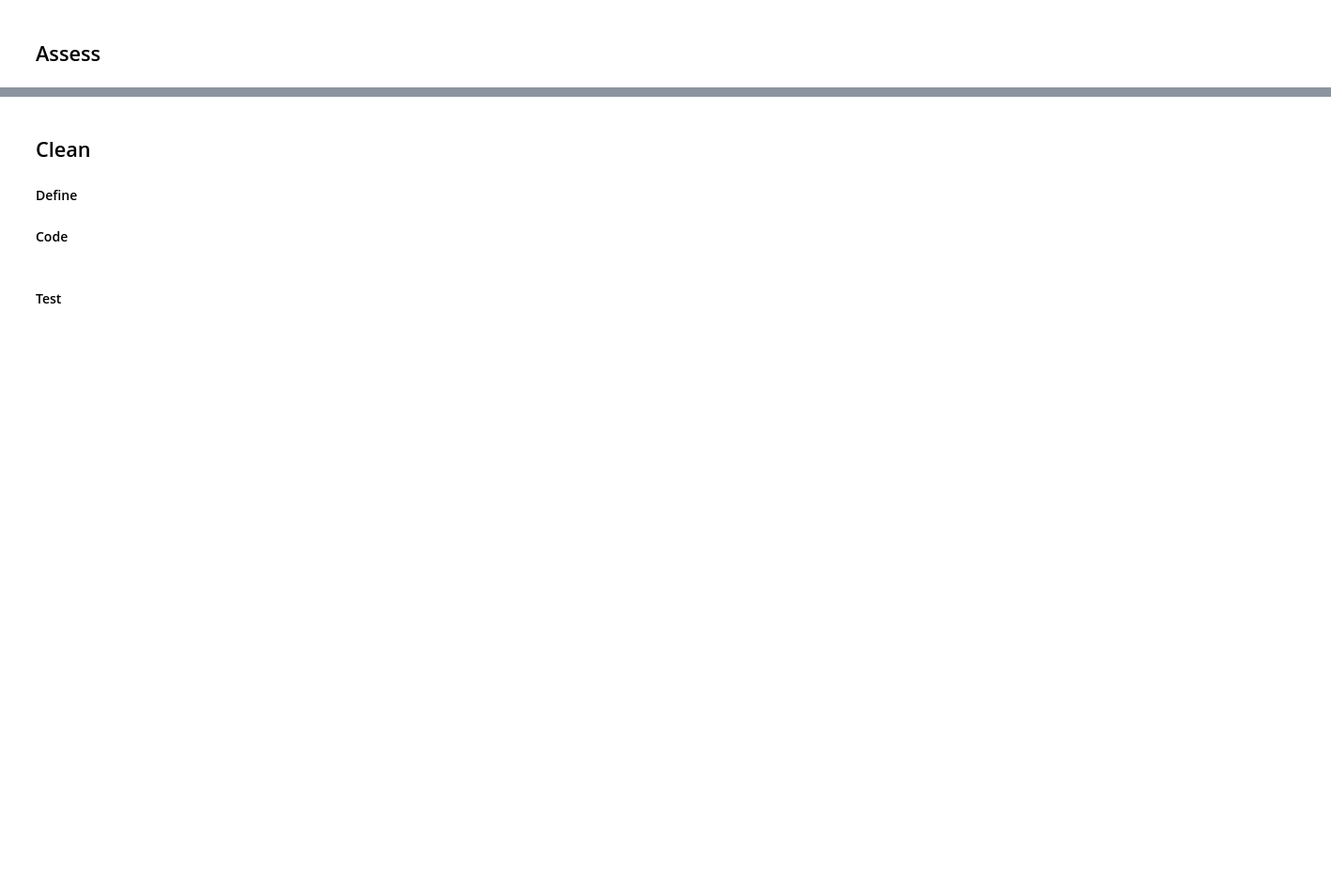
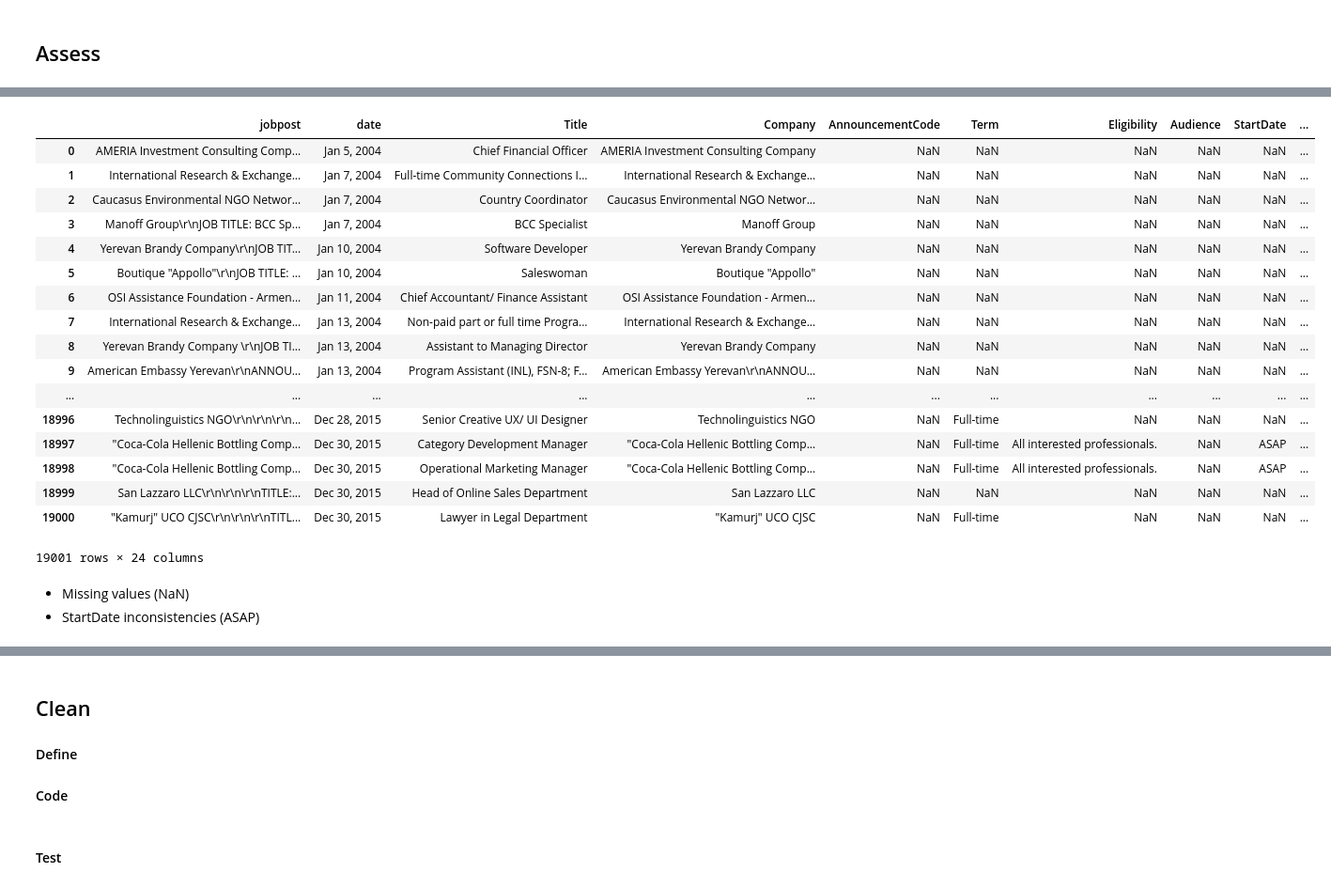
Before and after one commit to michellemao0224/Data-Wrangling, a Jupyter notebook: data-wrangling-template.ipynb, the cells around one changed output, grey strips where cells are left out. Shown: that part at 94% size. Saved outputs shown, nothing was run; the diff lists cells and outputs as text; code cells hidden in the pictures; blank space fills up the shorter version.

```diff
--- a/data-wrangling-template.ipynb
+++ b/data-wrangling-template.ipynb
@@ -26,0 +39,25 @@ df.head()
+# %%
+df
+# %% [output]
+|  | jobpost | date | Title | Company | AnnouncementCode | Term | Eligibility | Audience | StartDate | ... |
+| 0 | AMERIA Investment Consulting Comp... | Jan 5, 2004 | Chief Financial Officer | AMERIA Investment Consulting Company | NaN | NaN | NaN | NaN | NaN | ... |
+| 1 | International Research & Exchange... | Jan 7, 2004 | Full-time Community Connections I... | International Research & Exchange... | NaN | NaN | NaN | NaN | NaN | ... |
+| 2 | Caucasus Environmental NGO Networ... | Jan 7, 2004 | Country Coordinator | Caucasus Environmental NGO Networ... | NaN | NaN | NaN | NaN | NaN | ... |
+| 3 | Manoff Group\r\nJOB TITLE: BCC Sp... | Jan 7, 2004 | BCC Specialist | Manoff Group | NaN | NaN | NaN | NaN | NaN | ... |
+| 4 | Yerevan Brandy Company\r\nJOB TIT... | Jan 10, 2004 | Software Developer | Yerevan Brandy Company | NaN | NaN | NaN | NaN | NaN | ... |
+| 5 | Boutique "Appollo"\r\nJOB TITLE: ... | Jan 10, 2004 | Saleswoman | Boutique "Appollo" | NaN | NaN | NaN | NaN | NaN | ... |
+| 6 | OSI Assistance Foundation - Armen... | Jan 11, 2004 | Chief Accountant/ Finance Assistant | OSI Assistance Foundation - Armen... | NaN | NaN | NaN | NaN | NaN | ... |
+| 7 | International Research & Exchange... | Jan 13, 2004 | Non-paid part or full time Progra... | International Research & Exchange... | NaN | NaN | NaN | NaN | NaN | ... |
+| 8 | Yerevan Brandy Company \r\nJOB TI... | Jan 13, 2004 | Assistant to Managing Director | Yerevan Brandy Company | NaN | NaN | NaN | NaN | NaN | ... |
+| 9 | American Embassy Yerevan\r\nANNOU... | Jan 13, 2004 | Program Assistant (INL), FSN-8; F... | American Embassy Yerevan\r\nANNOU... | NaN | NaN | NaN | NaN | NaN | ... |
+| ... | ... | ... | ... | ... | ... | ... | ... | ... | ... | ... |
+| 18996 | Technolinguistics NGO\r\n\r\n\r\n... | Dec 28, 2015 | Senior Creative UX/ UI Designer | Technolinguistics NGO | NaN | Full-time | NaN | NaN | NaN | ... |
+| 18997 | "Coca-Cola Hellenic Bottling Comp... | Dec 30, 2015 | Category Development Manager | "Coca-Cola Hellenic Bottling Comp... | NaN | Full-time | All interested professionals. | NaN | ASAP | ... |
+| 18998 | "Coca-Cola Hellenic Bottling Comp... | Dec 30, 2015 | Operational Marketing Manager | "Coca-Cola Hellenic Bottling Comp... | NaN | Full-time | All interested professionals. | NaN | ASAP | ... |
+| 18999 | San Lazzaro LLC\r\n\r\n\r\nTITLE:... | Dec 30, 2015 | Head of Online Sales Department | San Lazzaro LLC | NaN | NaN | NaN | NaN | NaN | ... |
+| 19000 | "Kamurj" UCO CJSC\r\n\r\n\r\nTITL... | Dec 30, 2015 | Lawyer in Legal Department | "Kamurj" UCO CJSC | NaN | Full-time | NaN | NaN | NaN | ... |
+19001 rows × 24 columns
+# %% [markdown]
+
+- Missing values (NaN)
+- StartDate inconsistencies (ASAP)
```
Also changed, not shown: parts of 8 cells of this notebook.
